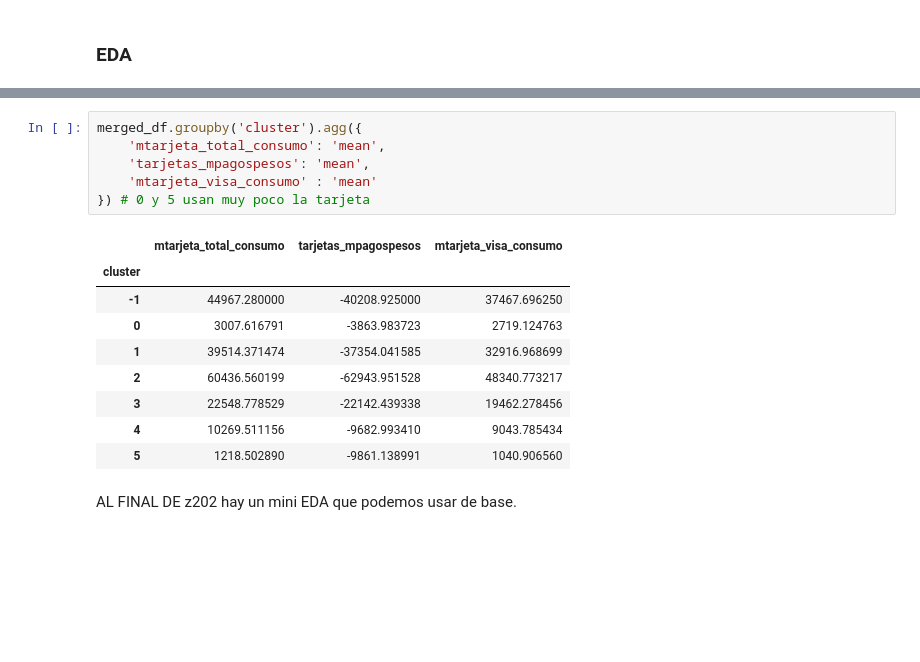
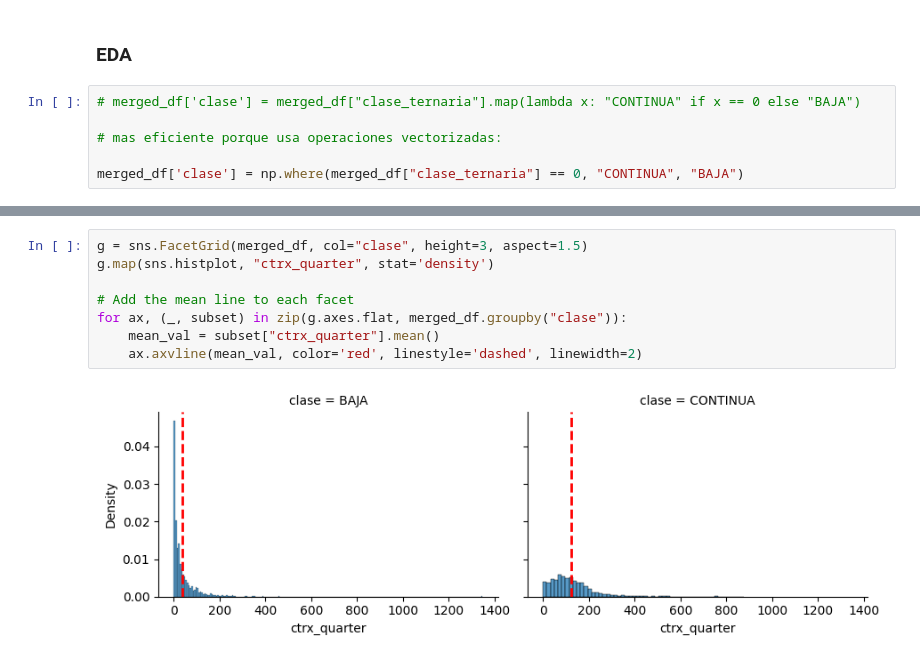
Before and after one commit to eanegrin/dmeyf2024, a Jupyter notebook: src/monday/e301_segmentacion.ipynb, the cells around one changed output, grey strips where cells are left out. Cells and saved outputs as stored; diff of their text form; blank space fills up the shorter version.

```diff
--- a/src/monday/e301_segmentacion.ipynb
+++ b/src/monday/e301_segmentacion.ipynb
@@ -493,3 +525,9 @@ Cluster 1 vs. Resto:
 Luego resta, analizar los estadísticos de los datos de cada cluster para las variables importantes, comparar sus distribuciones con histogramas, boxplots, pivot tables, etc.
 # %% [markdown]
 ### EDA
+# %%
+# merged_df['clase'] = merged_df["clase_ternaria"].map(lambda x: "CONTINUA" if x == 0 else "BAJA")
+
+# mas eficiente porque usa operaciones vectorizadas:
+
+merged_df['clase'] = np.where(merged_df["clase_ternaria"] == 0, "CONTINUA", "BAJA")
@@ -515,21 +578,13 @@ merged_df.groupby('cluster').agg({
 | 3 | 30.455270 | 29.904412 | 0.022059 | 50.279853 | 22548.778529 | -22142.439338 | ... |
 | 4 | 38.026012 | 36.485549 | 1.537572 | 73990.992486 | 10269.511156 | -9682.993410 | ... |
 | 5 | 107.657492 | 101.330275 | 0.000000 | 0.000000 | 1218.502890 | -9861.138991 | ... |
-# %%
-merged_df.groupby('cluster').agg({
-    'mtarjeta_total_consumo': 'mean',
-    'tarjetas_mpagospesos': 'mean',
-    'mtarjeta_visa_consumo' : 'mean'
-}) # 0 y 5 usan muy poco la tarjeta
-# %% [output]
-|  | mtarjeta_total_consumo | tarjetas_mpagospesos | mtarjeta_visa_consumo |
-| cluster |  |  |  |
-| -1 | 44967.280000 | -40208.925000 | 37467.696250 |
-| 0 | 3007.616791 | -3863.983723 | 2719.124763 |
-| 1 | 39514.371474 | -37354.041585 | 32916.968699 |
-| 2 | 60436.560199 | -62943.951528 | 48340.773217 |
-| 3 | 22548.778529 | -22142.439338 | 19462.278456 |
-| 4 | 10269.511156 | -9682.993410 | 9043.785434 |
-| 5 | 1218.502890 | -9861.138991 | 1040.906560 |
-# %% [markdown]
-AL FINAL DE z202 hay un mini EDA que podemos usar de base.
+# %%
+g = sns.FacetGrid(merged_df, col="clase", height=3, aspect=1.5)
+g.map(sns.histplot, "ctrx_quarter", stat='density')
+
+# Add the mean line to each facet
+for ax, (_, subset) in zip(g.axes.flat, merged_df.groupby("clase")):
+    mean_val = subset["ctrx_quarter"].mean()
+    ax.axvline(mean_val, color='red', linestyle='dashed', linewidth=2)
+# %% [output]
+[figure, added]
```
Also changed, not shown: parts of 12 cells of this notebook.
